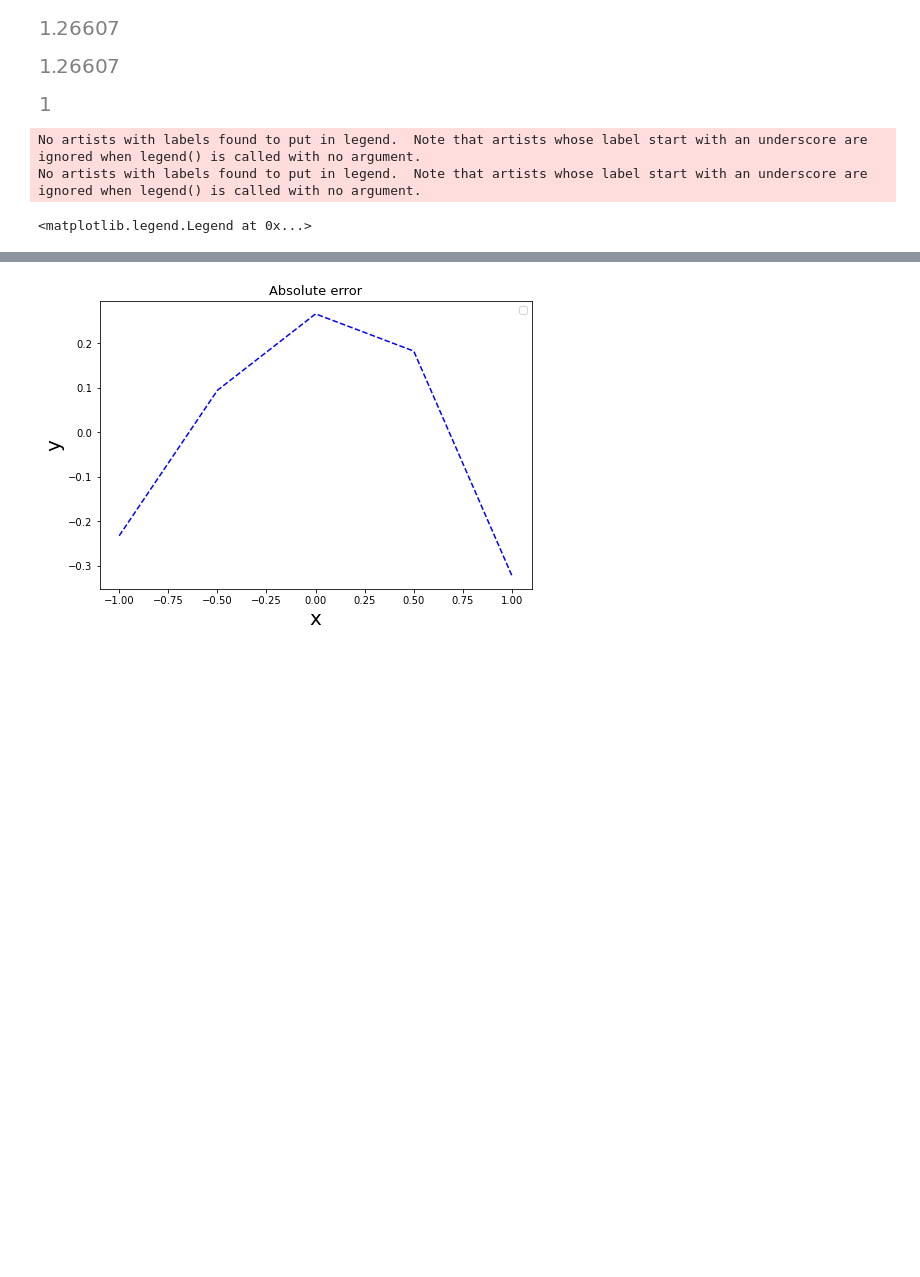
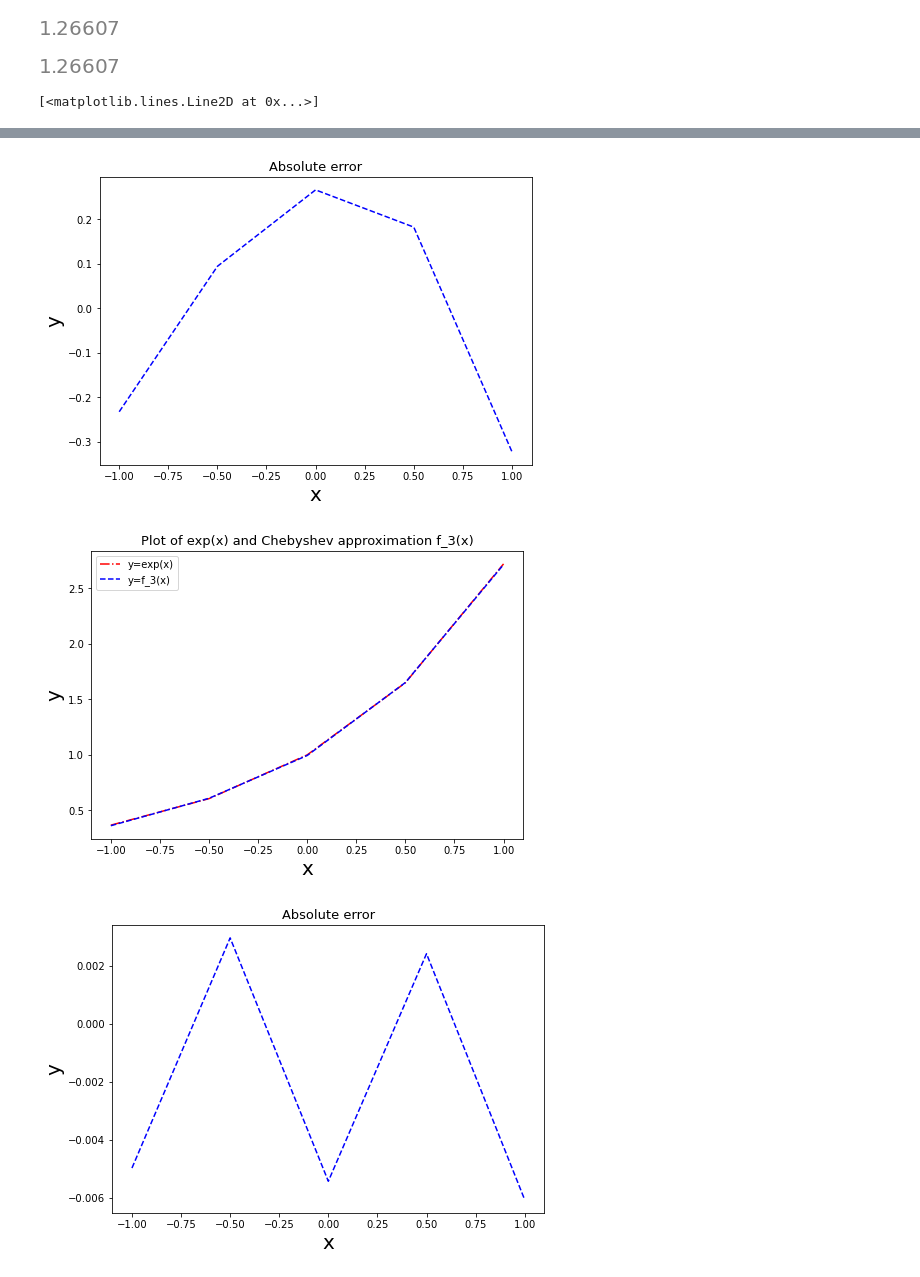
Before and after one commit to 0b10001/testing, a Jupyter notebook: Numerics III Lab 2.ipynb, the cells around one changed output, grey strips where cells are left out. Cells and saved outputs as stored; diff of their text form; code cells hidden in the pictures; blank space fills up the shorter version.

```diff
--- a/Numerics III Lab 2.ipynb
+++ b/Numerics III Lab 2.ipynb
@@ -90,8 +105,12 @@ ry21.extend([-func(-1)+Y2(func,1,-1),-func(-0.5)+Y2(func,1,-0.5),-func(0)+Y2(fun
-# %%
-Y2(func,0,-1)
-abs(-1)
-# %% [output]
-[figure, removed]
+# %%
+#------------------------------------------------------------------------------------------------------------
+#------------------------------------------------------------------------------------------------------------
+
+y210 = []
+y210.extend([Y2(func,10,-1),Y2(func,10,-0.5),Y2(func,10,0),Y2(func,10,0.5),Y2(func,10,1)])
+
+ry25 = []
+ry25.extend([-func(-1)+Y2(func,10,-1),-func(-0.5)+Y2(func,10,-0.5),-func(0)+Y2(func,10,0),-func(0.5)+Y2(func,10,0.5),-func(1)+Y2(func,10,1)])
 # %%
 fig=plt.figure()
 ax=fig.add_axes([0,0,1,1])
@@ -103,35 +122,79 @@ plt.plot(xx,y2,'--b',label='y=f_0(x)')
 ax.legend()
 
 
 fig=plt.figure()
 ax=fig.add_axes([0,0,1,1])
 ax.set_title('Absolute error',fontsize=13)
 ax.set_xlabel('x',fontsize=20)
 ax.set_ylabel('y',fontsize=20)
 plt.plot(xx,ry2,'--b')
-ax.legend()
+# ---------------------------------------------------------------------------------
+# ---------------------------------------------------------------------------------
+#----------------------------------------------------------------------------------
+# F1
 
 fig=plt.figure()
 ax=fig.add_axes([0,0,1,1])
 ax.set_title('Plot of exp(x) and Chebyshev approximation f_1(x)',fontsize=13)
 ax.set_xlabel('x',fontsize=20)
 ax.set_ylabel('y',fontsize=20)
 plt.plot(xx,yy,'-.r',label='y=exp(x)')
 plt.plot(xx,y21,'--b',label='y=f_1(x)')
 ax.legend()
-
+#----------------
 fig=plt.figure()
 ax=fig.add_axes([0,0,1,1])
 ax.set_title('Absolute error',fontsize=13)
 ax.set_xlabel('x',fontsize=20)
 ax.set_ylabel('y',fontsize=20)
 plt.plot(xx,ry21,'--b')
+# ---------------------------------------------------------------------------------
+# ---------------------------------------------------------------------------------
+#----------------------------------------------------------------------------------
+# F3
+
+fig=plt.figure()
+ax=fig.add_axes([0,0,1,1])
+ax.set_title('Plot of exp(x) and Chebyshev approximation f_3(x)',fontsize=13)
+ax.set_xlabel('x',fontsize=20)
+ax.set_ylabel('y',fontsize=20)
+plt.plot(xx,yy,'-.r',label='y=exp(x)')
+plt.plot(xx,y23,'--b',label='y=f_3(x)')
 ax.legend()
+#----------------
+fig=plt.figure()
+ax=fig.add_axes([0,0,1,1])
+ax.set_title('Absolute error',fontsize=13)
+ax.set_xlabel('x',fontsize=20)
+ax.set_ylabel('y',fontsize=20)
+plt.plot(xx,ry23,'--b')
+#ax.legend()
+# ---------------------------------------------------------------------------------
+# ---------------------------------------------------------------------------------
+#----------------------------------------------------------------------------------
+# F5
+
+fig=plt.figure()
+ax=fig.add_axes([0,0,1,1])
+ax.set_title('Plot of exp(x) and Chebyshev approximation f_5(x)',fontsize=13)
+ax.set_xlabel('x',fontsize=20)
+ax.set_ylabel('y',fontsize=20)
+plt.plot(xx,yy,'-.r',label='y=exp(x)')
+plt.plot(xx,y25,'--b',label='y=f_5(x)')
+ax.legend()
+#----------------
+fig=plt.figure()
+ax=fig.add_axes([0,0,1,1])
+ax.set_title('Absolute error',fontsize=13)
+ax.set_xlabel('x',fontsize=20)
+ax.set_ylabel('y',fontsize=20)
+plt.plot(xx,ry25,'--b')
+#ax.legend()
 # %% [output]
-No artists with labels found to put in legend.  Note that artists whose label start with an underscore are ignored when legend() is called with no argument.
-No artists with labels found to put in legend.  Note that artists whose label start with an underscore are ignored when legend() is called with no argument.
+[<matplotlib.lines.Line2D at 0x...>]
-<matplotlib.legend.Legend at 0x...>
 [figure]
 [figure]
 [figure]
 [figure]
+[figure, added]
+[figure, added]
```
Also changed, not shown: parts of 4 cells of this notebook.
